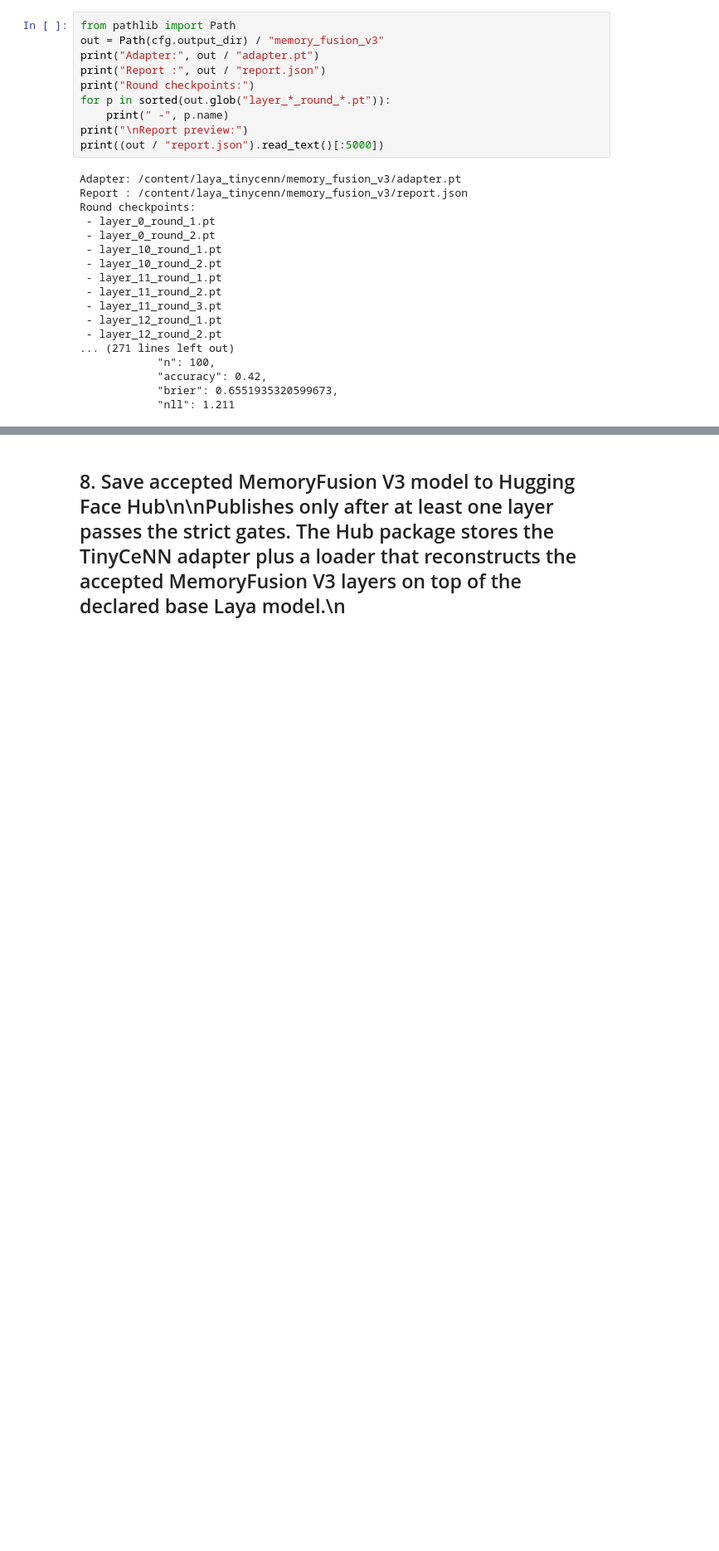
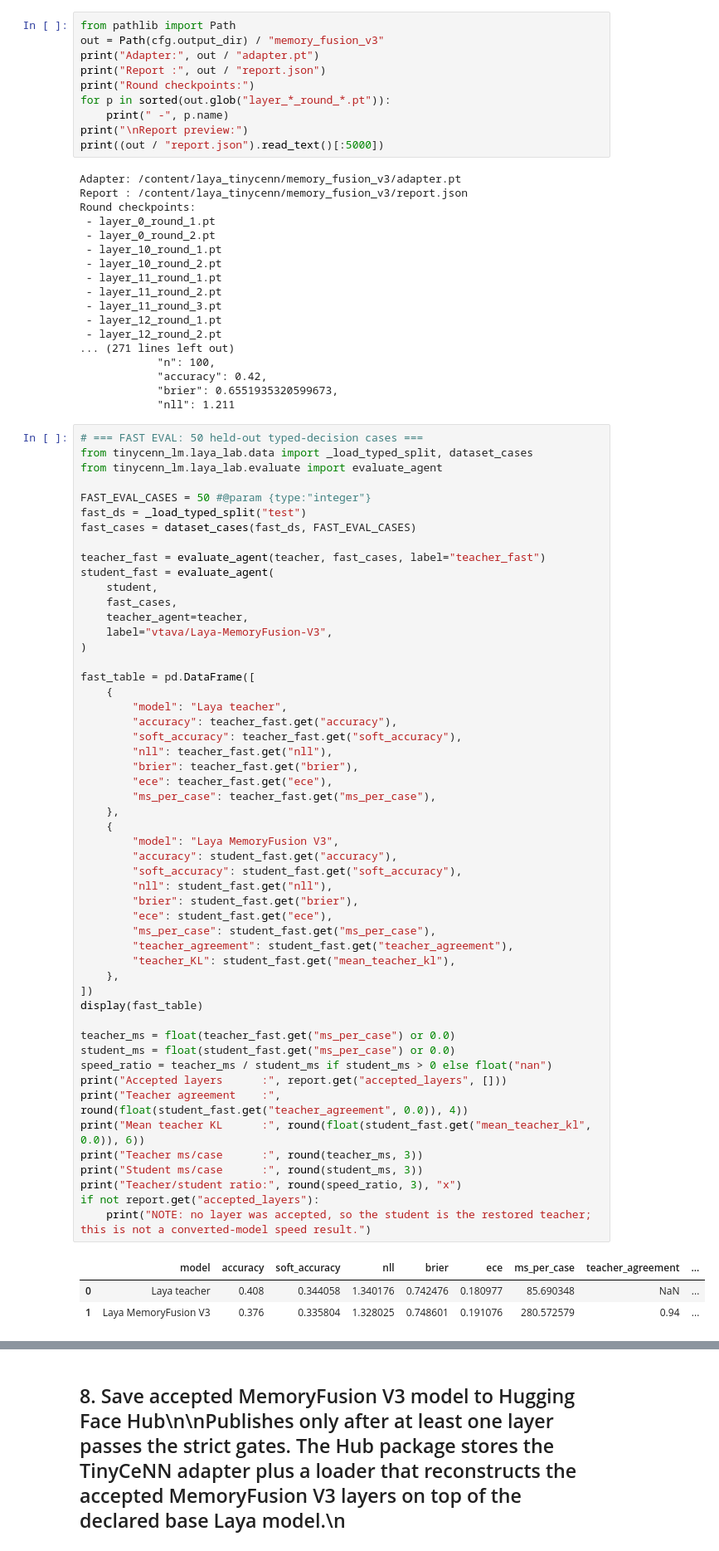
Before and after one commit to vtavakkoli/TinyCeNN-LM, a Jupyter notebook: laya-memoryfusion-agreement/notebooks/Laya_MemoryFusion_Colab.ipynb, the cells around one changed output, grey strips where cells are left out. Shown at 83% size. Cells and saved outputs as stored; diff of their text form; blank space fills up the shorter version.

```diff
--- a/laya-memoryfusion-agreement/notebooks/Laya_MemoryFusion_Colab.ipynb
+++ b/laya-memoryfusion-agreement/notebooks/Laya_MemoryFusion_Colab.ipynb
@@ -360,3 +360,59 @@ Round checkpoints:
             "accuracy": 0.42,
             "brier": 0.6551935320599673,
             "nll": 1.211
+# %%
+# === FAST EVAL: 50 held-out typed-decision cases ===
+from tinycenn_lm.laya_lab.data import _load_typed_split, dataset_cases
+from tinycenn_lm.laya_lab.evaluate import evaluate_agent
+
+FAST_EVAL_CASES = 50 #@param {type:"integer"}
+fast_ds = _load_typed_split("test")
+fast_cases = dataset_cases(fast_ds, FAST_EVAL_CASES)
+
+teacher_fast = evaluate_agent(teacher, fast_cases, label="teacher_fast")
+student_fast = evaluate_agent(
+    student,
+    fast_cases,
+    teacher_agent=teacher,
+    label="vtava/Laya-MemoryFusion-V3",
+)
+
+fast_table = pd.DataFrame([
+    {
+        "model": "Laya teacher",
+        "accuracy": teacher_fast.get("accuracy"),
+        "soft_accuracy": teacher_fast.get("soft_accuracy"),
+        "nll": teacher_fast.get("nll"),
+        "brier": teacher_fast.get("brier"),
+        "ece": teacher_fast.get("ece"),
+        "ms_per_case": teacher_fast.get("ms_per_case"),
+    },
+    {
+        "model": "Laya MemoryFusion V3",
+        "accuracy": student_fast.get("accuracy"),
+        "soft_accuracy": student_fast.get("soft_accuracy"),
+        "nll": student_fast.get("nll"),
+        "brier": student_fast.get("brier"),
+        "ece": student_fast.get("ece"),
+        "ms_per_case": student_fast.get("ms_per_case"),
+        "teacher_agreement": student_fast.get("teacher_agreement"),
+        "teacher_KL": student_fast.get("mean_teacher_kl"),
+    },
+])
+display(fast_table)
+
+teacher_ms = float(teacher_fast.get("ms_per_case") or 0.0)
+student_ms = float(student_fast.get("ms_per_case") or 0.0)
+speed_ratio = teacher_ms / student_ms if student_ms > 0 else float("nan")
+print("Accepted layers      :", report.get("accepted_layers", []))
+print("Teacher agreement    :", round(float(student_fast.get("teacher_agreement", 0.0)), 4))
+print("Mean teacher KL      :", round(float(student_fast.get("mean_teacher_kl", 0.0)), 6))
+print("Teacher ms/case      :", round(teacher_ms, 3))
+print("Student ms/case      :", round(student_ms, 3))
+print("Teacher/student ratio:", round(speed_ratio, 3), "x")
+if not report.get("accepted_layers"):
+    print("NOTE: no layer was accepted, so the student is the restored teacher; this is not a converted-model speed result.")
+# %% [output]
+|  | model | accuracy | soft_accuracy | nll | brier | ece | ms_per_case | teacher_agreement | ... |
+| 0 | Laya teacher | 0.408 | 0.344058 | 1.340176 | 0.742476 | 0.180977 | 85.690348 | NaN | ... |
+| 1 | Laya MemoryFusion V3 | 0.376 | 0.335804 | 1.328025 | 0.748601 | 0.191076 | 280.572579 | 0.94 | ... |
```
Also changed, not shown: parts of 1 cell of this notebook.
